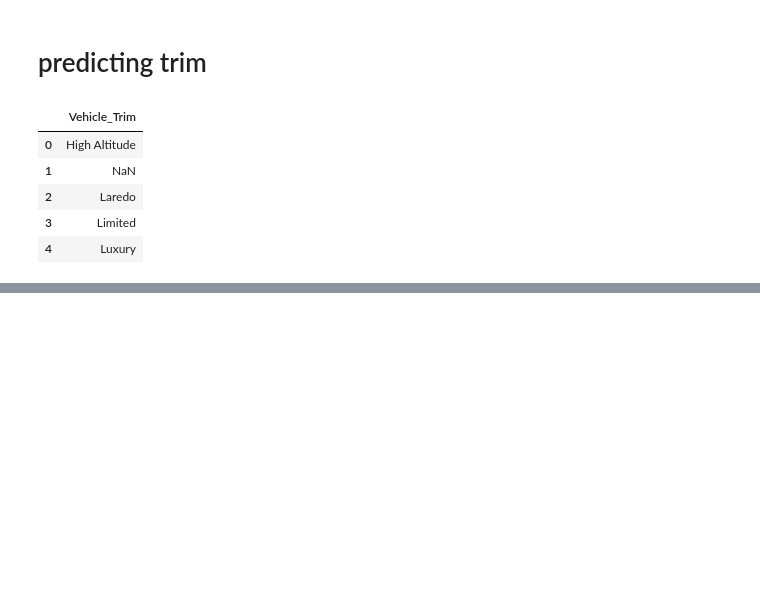
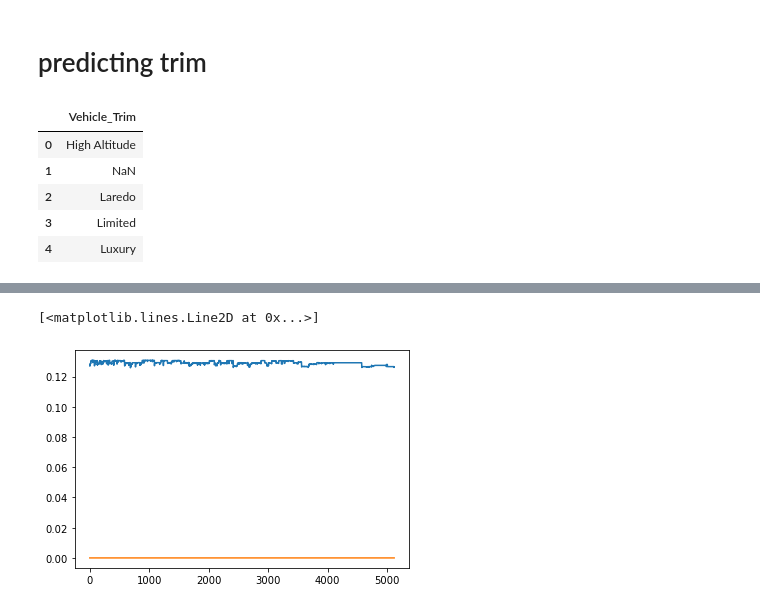
Before and after one commit to dtersegno/boeingds, a Jupyter notebook: notebooks/3_model.ipynb, the cells around one changed output, grey strips where cells are left out. Saved outputs shown, nothing was run; the diff lists cells and outputs as text; code cells hidden in the pictures; blank space fills up the shorter version.

```diff
--- a/notebooks/3_model.ipynb
+++ b/notebooks/3_model.ipynb
@@ -161,0 +175,13 @@ trims = train_trims.columns
+# %%
+%%time
+
+#duplicate data with underrepresented classes
+newdf = pd.DataFrame([], columns = traindf.columns)
+
+for vehicle_trim_class in traindf['Vehicle_Trim'].value_counts().index:
+    print(vehicle_trim_class)
+    keep_going = True
+    while keep_going:
+        newdf = pd.concat([newdf, traindf[traindf['Vehicle_Trim'] == vehicle_trim_class]])
+        if len(newdf[newdf['Vehicle_Trim'] == vehicle_trim_class]) > 600:
+            keep_going = False
@@ -162,11 +210,16 @@ trims = train_trims.columns
 # %%
-num_inputs = len(testdf.columns)
+num_inputs = len(newdf.columns)
 num_outputs = len(trims)
 
 #create a model
 model = Sequential()
 model.add(Dense(num_inputs, activation='relu'))
-model.add(Dense(num_inputs, activation='relu'))
+model.add(Dense(num_outputs*2, activation='relu'))
 model.add(Dense(num_outputs, activation = 'softmax'))
 
 model.compile(optimizer = 'adam', loss='categorical_crossentropy', metrics = ['accuracy'])
+# %%
+#train it!
+
+X = newdf.drop(columns = ['Dealer_Listing_Price','Vehicle_Trim'])
+y = pd.DataFrame(newdf['Vehicle_Trim'].apply(lambda this_trim: encode_trim(this_trim,trims)).to_list())
@@ -172,0 +242,12 @@ model.compile(optimizer = 'adam', loss='categorical_crossentropy', metrics = ['a
+# %%
+%%time
+epochs = 5120
+batch_size = 256
+history = model.fit(
+    X,
+    y,
+    batch_size = batch_size,
+    epochs=epochs,
+    validation_split = 0.2,
+    verbose = False
+)
@@ -172,0 +256,10 @@ model.compile(optimizer = 'adam', loss='categorical_crossentropy', metrics = ['a
+# %%
+acc_hist, val_acc_hist = history.history['accuracy'], history.history['val_accuracy']
+
+num_epochs_passed = len(acc_hist)
+xes = np.linspace(0,num_epochs_passed,num_epochs_passed)
+plt.plot(xes, acc_hist)
+plt.plot(xes,val_acc_hist)
+# %% [output]
+[<matplotlib.lines.Line2D at 0x...>]
+[figure, added]
```
Also changed, not shown: parts of 15 cells of this notebook, 14 other files.
